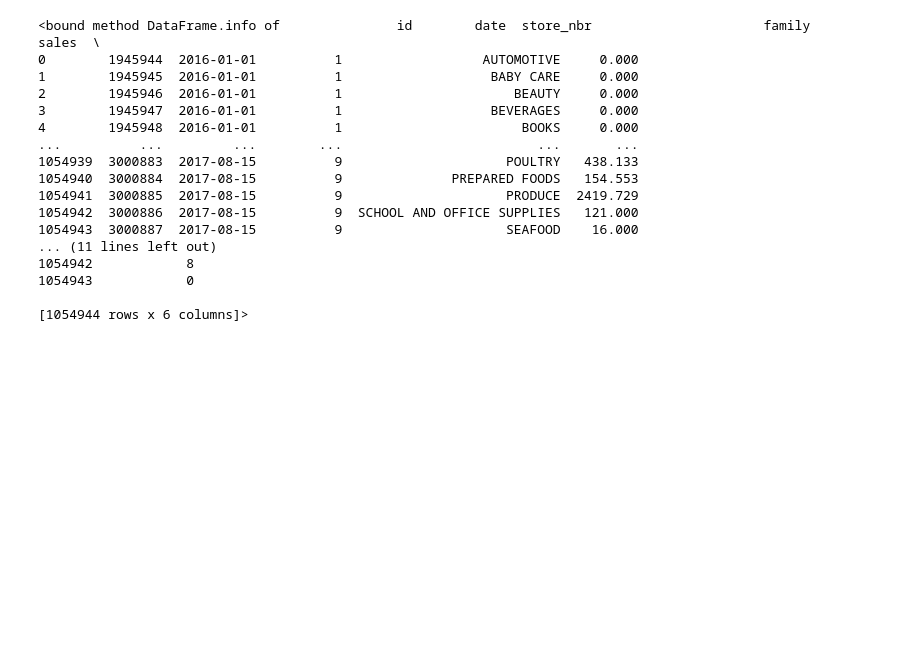
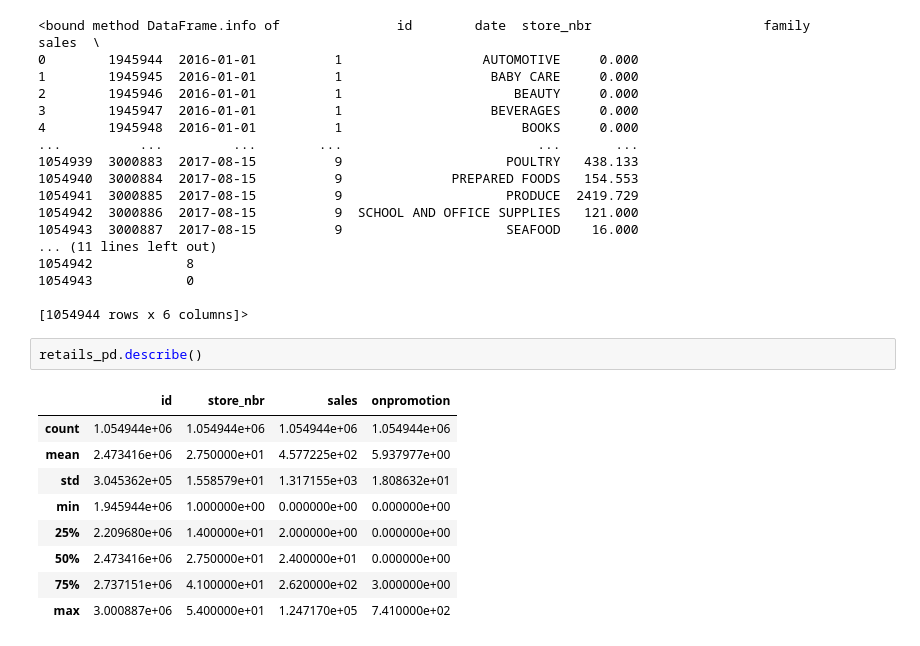
Before and after one commit to bielng/python_analytics_continous_learning, a Jupyter notebook: basics_pandas_numpy.ipynb, the cells around one changed output. Saved outputs shown, nothing was run; the diff lists cells and outputs as text; blank space fills up the shorter version.

Commit message:
overview with describe method

```diff
--- a/basics_pandas_numpy.ipynb
+++ b/basics_pandas_numpy.ipynb
@@ -878,3 +878,15 @@ retails_pd.info
 1054943            0
 
 [1054944 rows x 6 columns]>
+# %%
+retails_pd.describe()
+# %% [output]
+|  | id | store_nbr | sales | onpromotion |
+| count | 1.054944e+06 | 1.054944e+06 | 1.054944e+06 | 1.054944e+06 |
+| mean | 2.473416e+06 | 2.750000e+01 | 4.577225e+02 | 5.937977e+00 |
+| std | 3.045362e+05 | 1.558579e+01 | 1.317155e+03 | 1.808632e+01 |
+| min | 1.945944e+06 | 1.000000e+00 | 0.000000e+00 | 0.000000e+00 |
+| 25% | 2.209680e+06 | 1.400000e+01 | 2.000000e+00 | 0.000000e+00 |
+| 50% | 2.473416e+06 | 2.750000e+01 | 2.400000e+01 | 0.000000e+00 |
+| 75% | 2.737151e+06 | 4.100000e+01 | 2.620000e+02 | 3.000000e+00 |
+| max | 3.000887e+06 | 5.400000e+01 | 1.247170e+05 | 7.410000e+02 |
```
